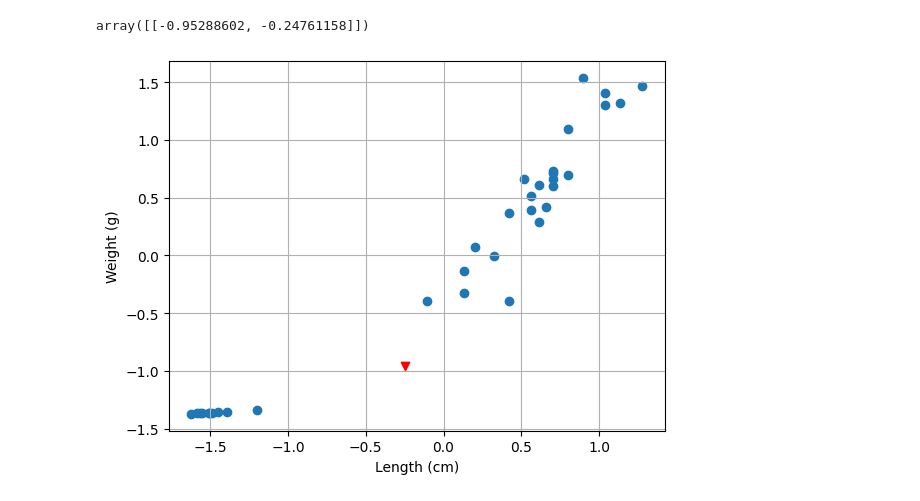
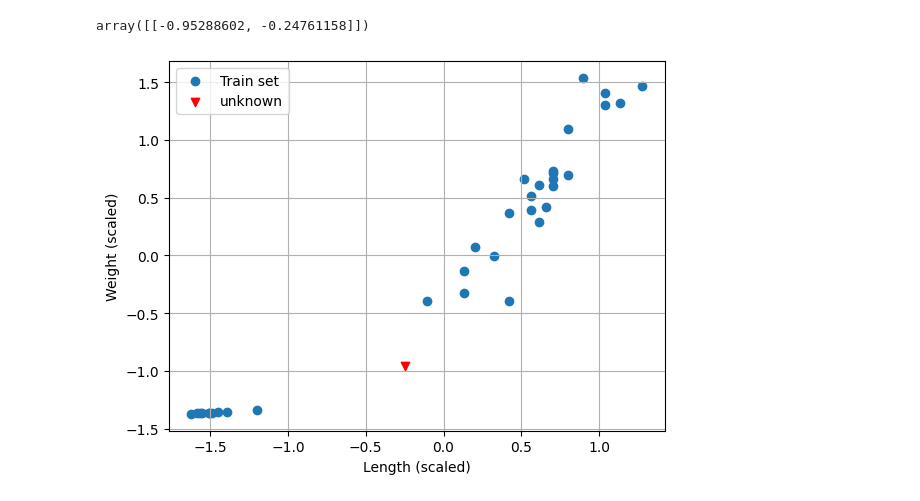
Before and after one commit to kiminhonawa/python, a Jupyter notebook: ml02_knn.ipynb, the cells around one changed output. Saved outputs shown, nothing was run; the diff lists cells and outputs as text; code cells hidden in the pictures.

```diff
--- a/ml02_knn.ipynb
+++ b/ml02_knn.ipynb
@@ -601,15 +614,16 @@ unknown_scaled
 array([[-0.95288602, -0.24761158]])
 # %%
 # 스케일 변환된 훈련 셋(X_train) 시각화
-plt.scatter(X_tr_scaled[:, 1], X_tr_scaled[:, 0])
+plt.scatter(X_tr_scaled[:, 1], X_tr_scaled[:, 0], label='Train set')
 
 # 스케일 변환된 가상의 물고기 시각화
-plt.scatter(unknown_scaled[:, 1], unknown_scaled[:, 0], c='red', marker='v')
+plt.scatter(unknown_scaled[:, 1], unknown_scaled[:, 0], c='red', marker='v', label='unknown')
 
-plt.xlabel('Length (cm)')
-plt.ylabel('Weight (g)')
+plt.legend()
+plt.xlabel('Length (scaled)')
+plt.ylabel('Weight (scaled)')
 plt.grid()
 
 plt.show()
 # %% [output]
-[figure, old version]
+[figure, new version]
```
Also changed, not shown: parts of 6 cells of this notebook.
